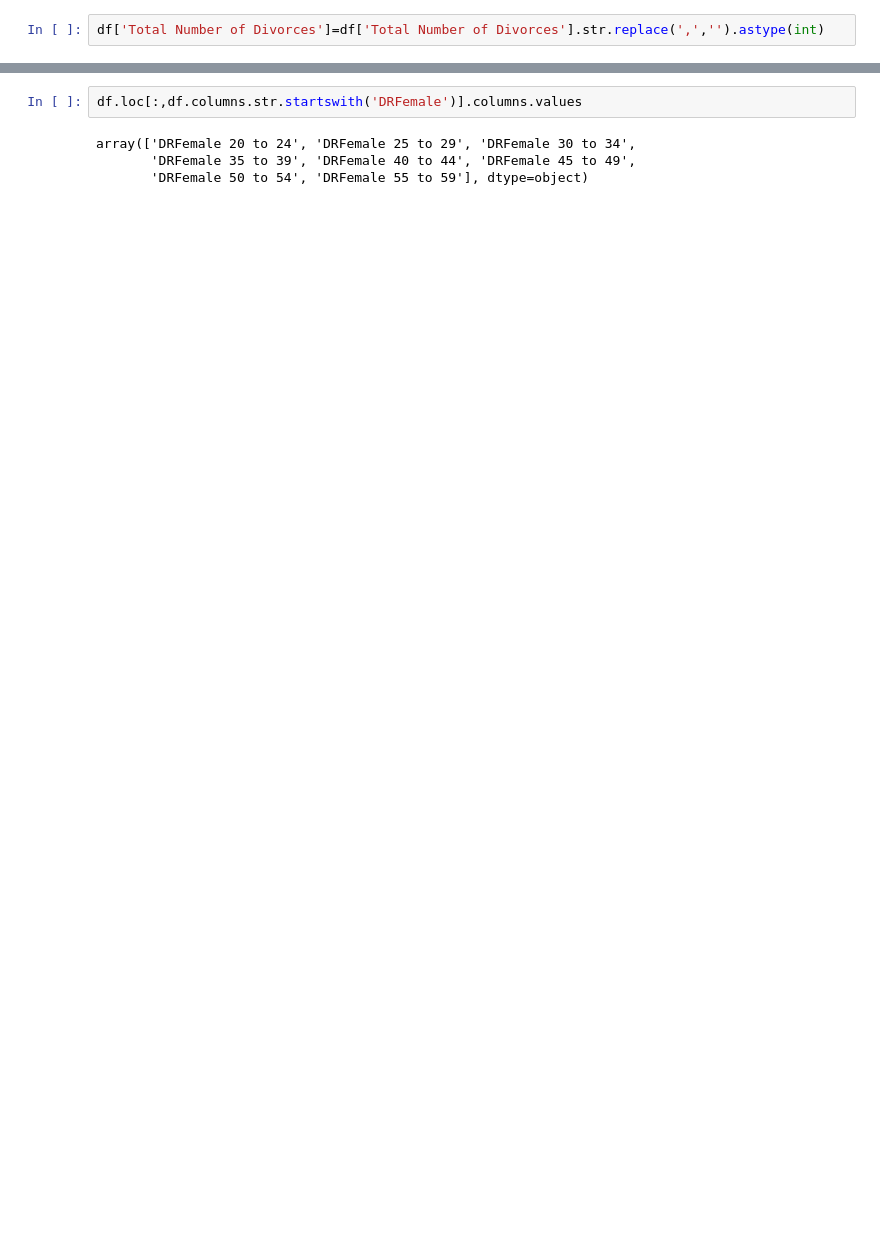
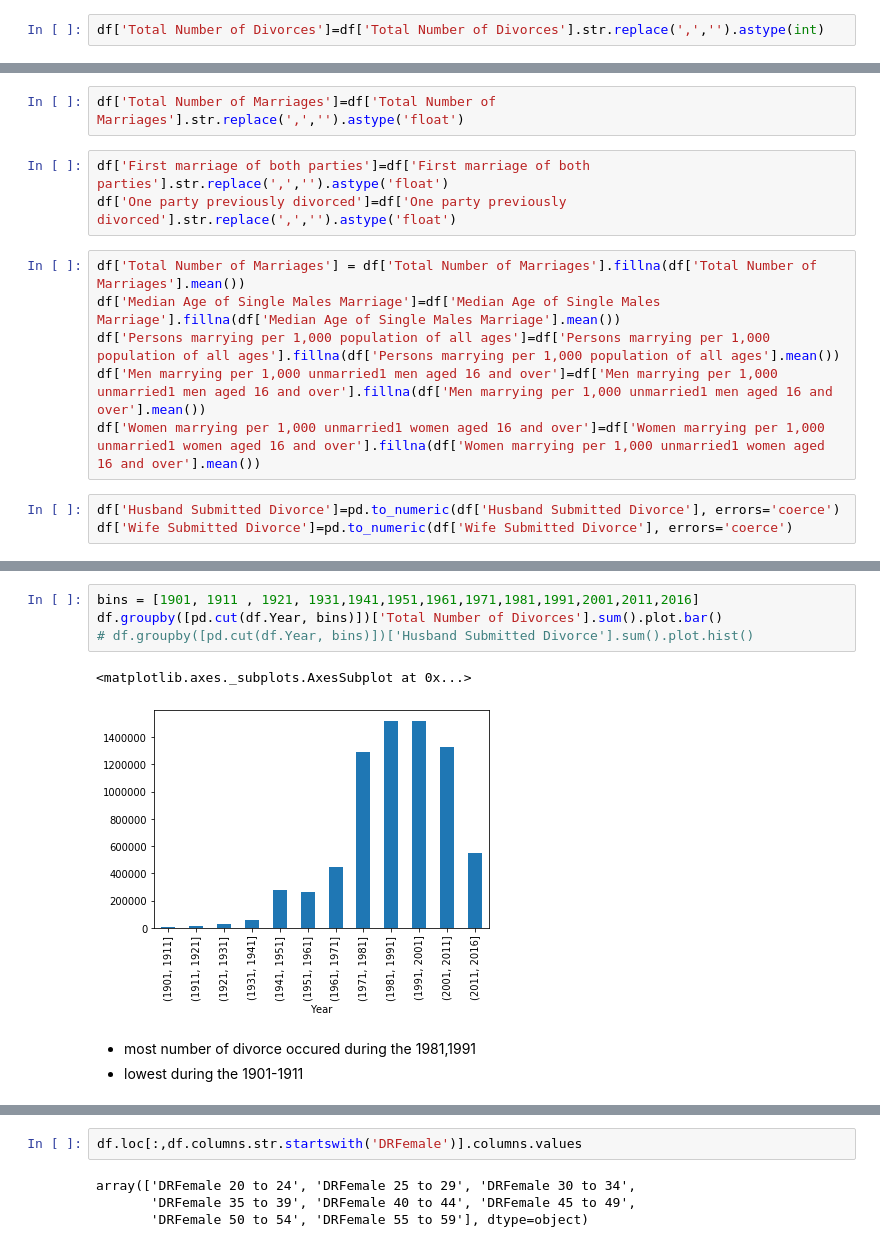
Before and after one commit to shrikantnarayankar15/Divorce-, a Jupyter notebook: EDA_relationship_divorce.ipynb, the cells around one changed output, grey strips where cells are left out. Cells and saved outputs as stored; diff of their text form; blank space fills up the shorter version.

```diff
--- a/EDA_relationship_divorce.ipynb
+++ b/EDA_relationship_divorce.ipynb
@@ -168,0 +77,14 @@ male_Data.groupby([pd.cut(male_Data.Year, bins)])['Value'].sum().plot.bar()
+# %%
+df['Total Number of Marriages']=df['Total Number of Marriages'].str.replace(',','').astype('float')
+# %%
+df['First marriage of both parties']=df['First marriage of both parties'].str.replace(',','').astype('float')
+df['One party previously divorced']=df['One party previously divorced'].str.replace(',','').astype('float')
+# %%
+df['Total Number of Marriages'] = df['Total Number of Marriages'].fillna(df['Total Number of Marriages'].mean())
+df['Median Age of Single Males Marriage']=df['Median Age of Single Males Marriage'].fillna(df['Median Age of Single Males Marriage'].mean())
+df['Persons marrying per 1,000 population of all ages']=df['Persons marrying per 1,000 population of all ages'].fillna(df['Persons marrying per 1,000 population of all ages'].mean())
+df['Men marrying per 1,000 unmarried1 men aged 16 and over']=df['Men marrying per 1,000 unmarried1 men aged 16 and over'].fillna(df['Men marrying per 1,000 unmarried1 men aged 16 and over'].mean())
+df['Women marrying per 1,000 unmarried1 women aged 16 and over']=df['Women marrying per 1,000 unmarried1 women aged 16 and over'].fillna(df['Women marrying per 1,000 unmarried1 women aged 16 and over'].mean())
+# %%
+df['Husband Submitted Divorce']=pd.to_numeric(df['Husband Submitted Divorce'], errors='coerce')
+df['Wife Submitted Divorce']=pd.to_numeric(df['Wife Submitted Divorce'], errors='coerce')
@@ -168,0 +118,12 @@ male_Data.groupby([pd.cut(male_Data.Year, bins)])['Value'].sum().plot.bar()
+# %%
+bins = [1901, 1911 , 1921, 1931,1941,1951,1961,1971,1981,1991,2001,2011,2016]
+df.groupby([pd.cut(df.Year, bins)])['Total Number of Divorces'].sum().plot.bar()
+# df.groupby([pd.cut(df.Year, bins)])['Husband Submitted Divorce'].sum().plot.hist()
+# %% [output]
+<matplotlib.axes._subplots.AxesSubplot at 0x...>
+[figure, added]
+# %% [markdown]
+
+
+*   most number of divorce occured during the 1981,1991
+*   lowest during the 1901-1911
```
Also changed, not shown: parts of 70 cells of this notebook.
